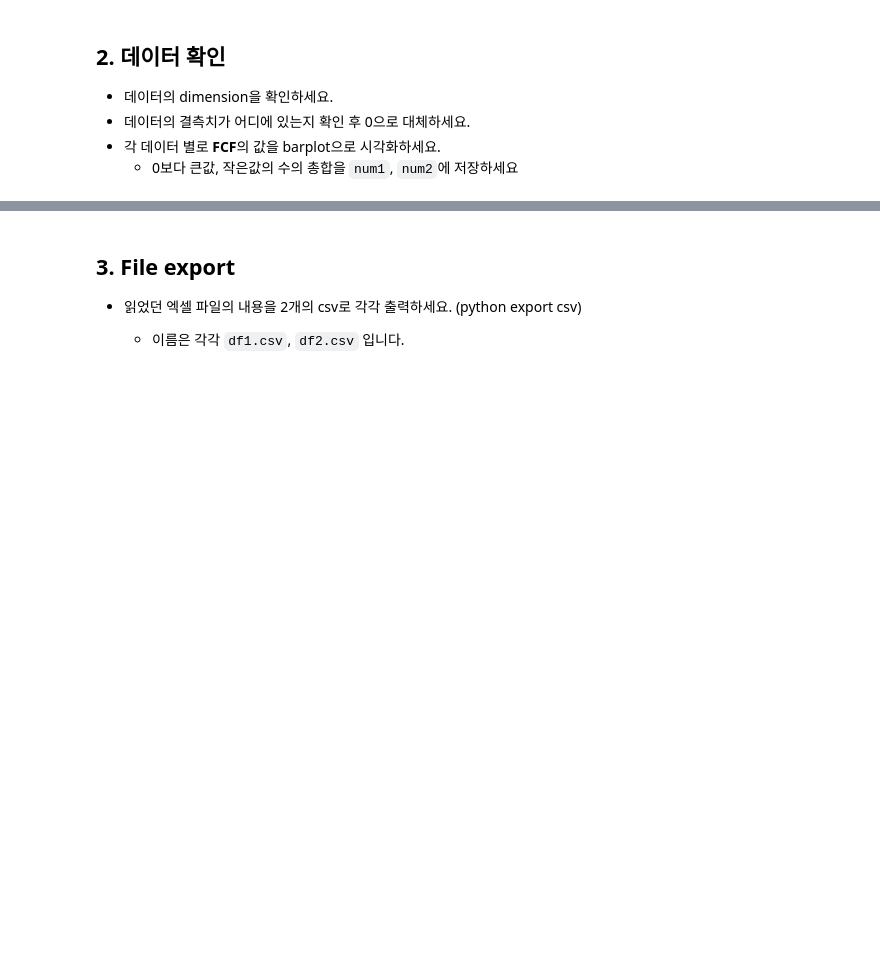
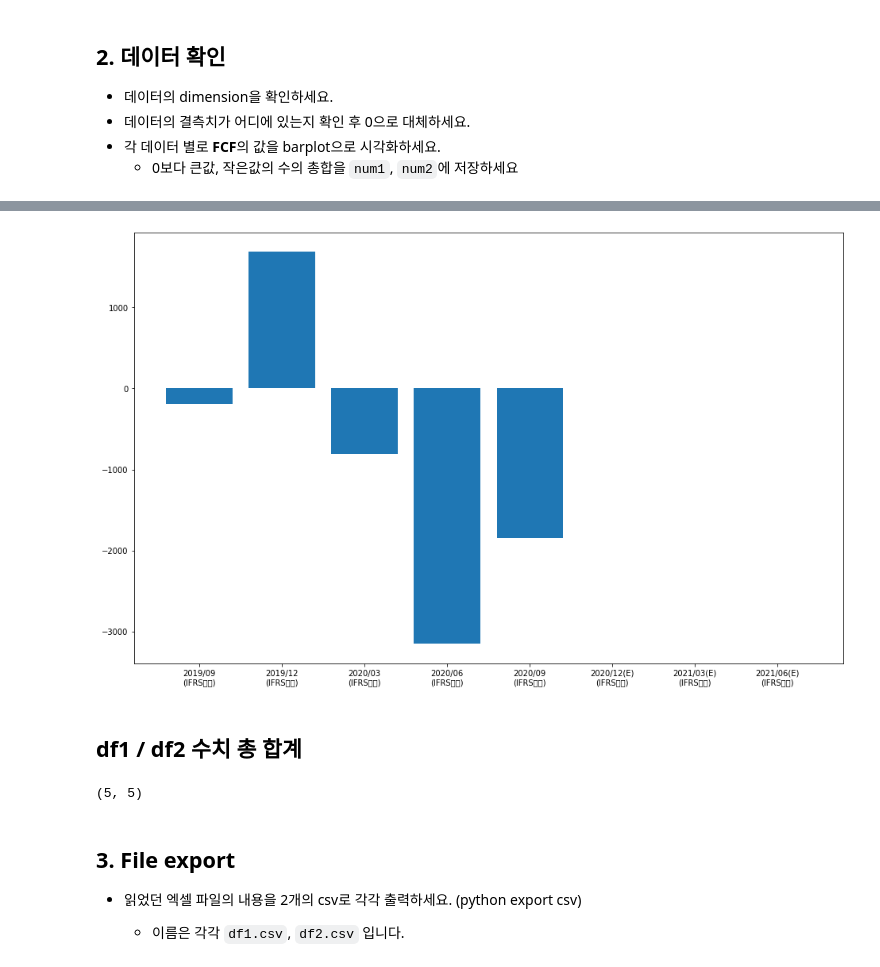
Before and after one commit to ttogle918/ds-zip, a Jupyter notebook: n111-eda/n111a_eda.ipynb, the cells around one changed output, grey strips where cells are left out. Saved outputs shown, nothing was run; the diff lists cells and outputs as text; code cells hidden in the pictures; blank space fills up the shorter version.

```diff
--- a/n111-eda/n111a_eda.ipynb
+++ b/n111-eda/n111a_eda.ipynb
@@ -22,0 +58,11 @@
+# %%
+import pandas as pd
+df2 = pd.read_excel(travel_url, sheet_name= 1)
+df2 = df2.transpose()
+# df2 = df2.iloc[:, 0:2]
+
+new_header = df2.iloc[0]
+df2 = df2[1:]
+df2.columns = new_header
+
+df2
@@ -32,0 +121,3 @@ num2 = '~'
+# %%
+df2 = df2.fillna(0)
+df2
@@ -33,3 +134,31 @@ num2 = '~'
+# %%
+plt.figure(figsize=(16,10))
+plt.bar(df2.index, df2['FCF'])
+plt.show();
+# %% [output]
+[figure, added]
+# %% [markdown]
+## df1 / df2 수치 총 합계
+# %%
+df1_plus = df1['FCF'] > 0
+df1_minus = df1['FCF'] < 0
+
+df1_plus_sum = df1_plus.sum().sum()
+df1_minus_sum = df1_minus.sum().sum()
+
+num1 = df1_plus_sum + df1_minus_sum
+
+df2_plus = df2['FCF'] > 0
+df2_minus = df2['FCF'] < 0
+
+df2_plus_sum = df2_plus.sum().sum()
+df2_minus_sum = df2_minus.sum().sum()
+
+num2 = df2_plus_sum + df2_minus_sum
+
+num1, num2
+# %% [output]
+(5, 5)
 # %% [markdown]
 ## 3. File export
 
```
Also changed, not shown: parts of 23 cells of this notebook.
